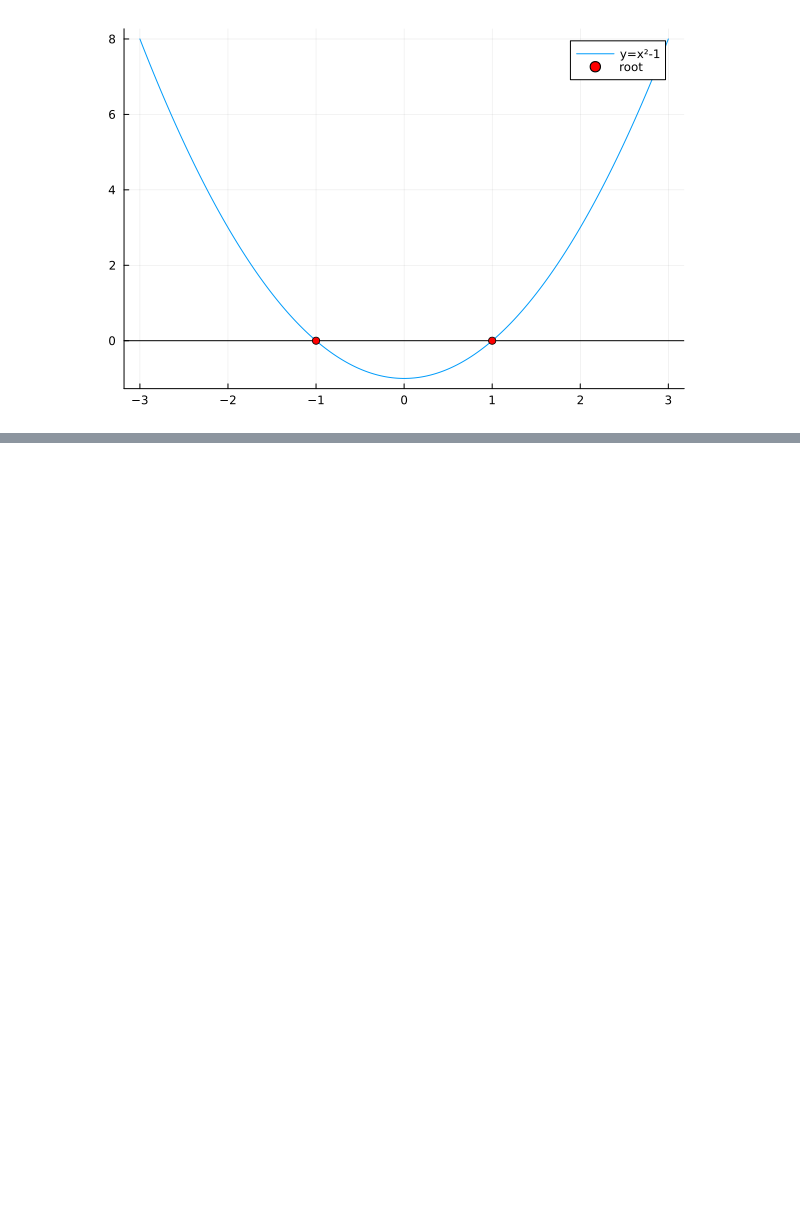
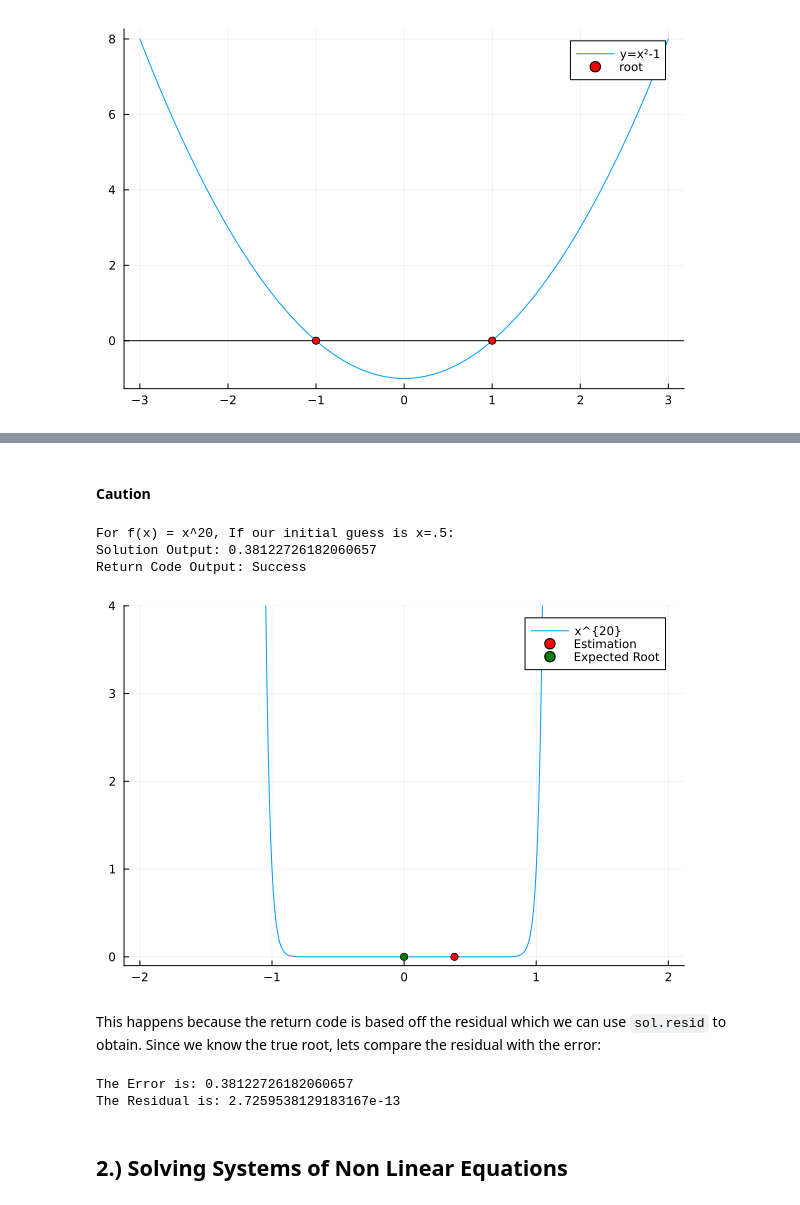
Before and after one commit to cu-numcomp/fall26-community-BenedictNguyen1, a Jupyter notebook: Presentation.ipynb, the cells around one changed output, grey strips where cells are left out. Saved outputs shown, nothing was run; the diff lists cells and outputs as text; code cells hidden in the pictures; blank space fills up the shorter version.

```diff
--- a/Presentation.ipynb
+++ b/Presentation.ipynb
@@ -47,0 +85,28 @@ scatter!(roots, [0], color = :red, label = "root")
+# %% [markdown]
+#### Caution
+# %%
+#For f(x) = x^30, we would expect the method to take a long time to get to the root.
+f(u, p) = u[1]^30
+prob = NonlinearProblem(f, .5, 0)
+sol = solve(prob, NewtonRaphson())
+println("For f(x) = x^20, If our initial guess is x=.5:\nSolution Output: $(sol.u)\nReturn Code Output: $(sol.retcode)\n")
+
+xs = -2:.01:2
+plot(xs, [f(x, 0) for x in xs], label = "x^{20}", ylims = (-.1, 4))
+scatter!([sol.u], [f(sol.u, 0)], color=:red, label = "Estimation")
+scatter!([0],[0], color=:green, label = "Expected Root")
+# %% [output]
+For f(x) = x^20, If our initial guess is x=.5:
+Solution Output: 0.38122726182060657
+Return Code Output: Success
+[figure, added]
+# %% [markdown]
+This happens because the return code is based off the residual which we can use `sol.resid` to obtain. Since we know the true root, lets compare the residual with the error:
+# %%
+println("The Error is: $(sol.u-0)")
+println("The Residual is: $(sol.resid)")
+# %% [output]
+The Error is: 0.38122726182060657
+The Residual is: 2.7259538129183167e-13
+# %% [markdown]
+## 2.) Solving Systems of Non Linear Equations
```
Also changed, not shown: parts of 9 cells of this notebook, 1 other file.
